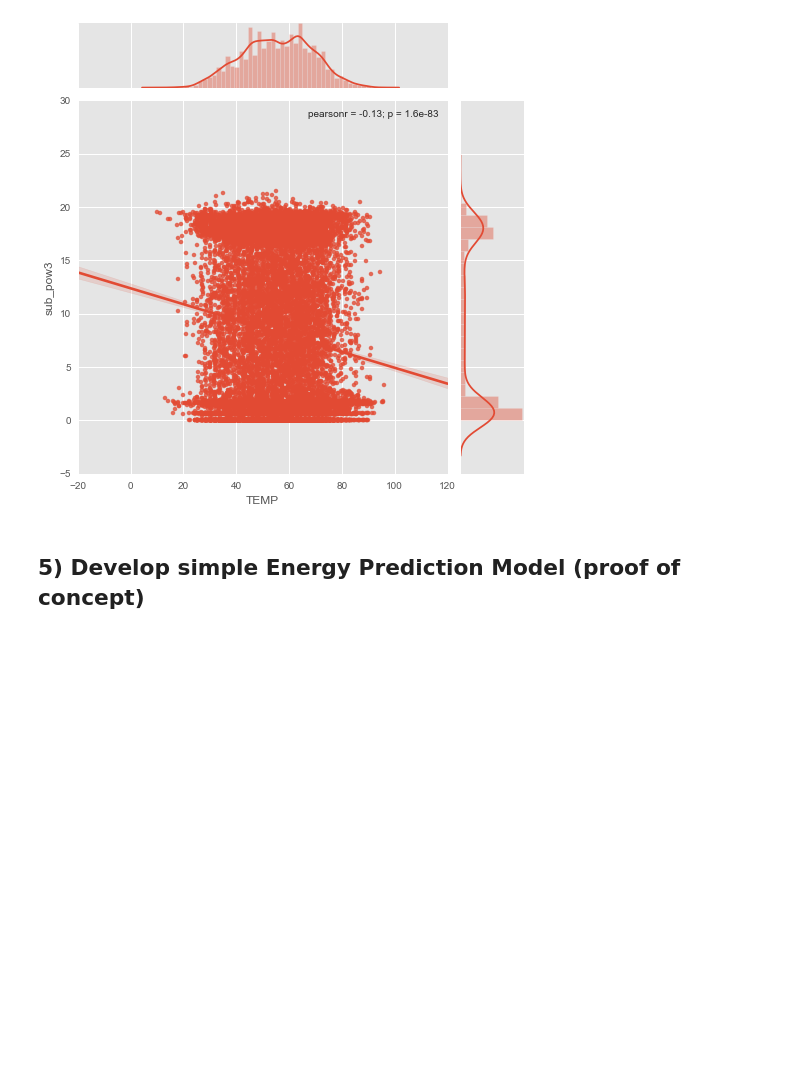
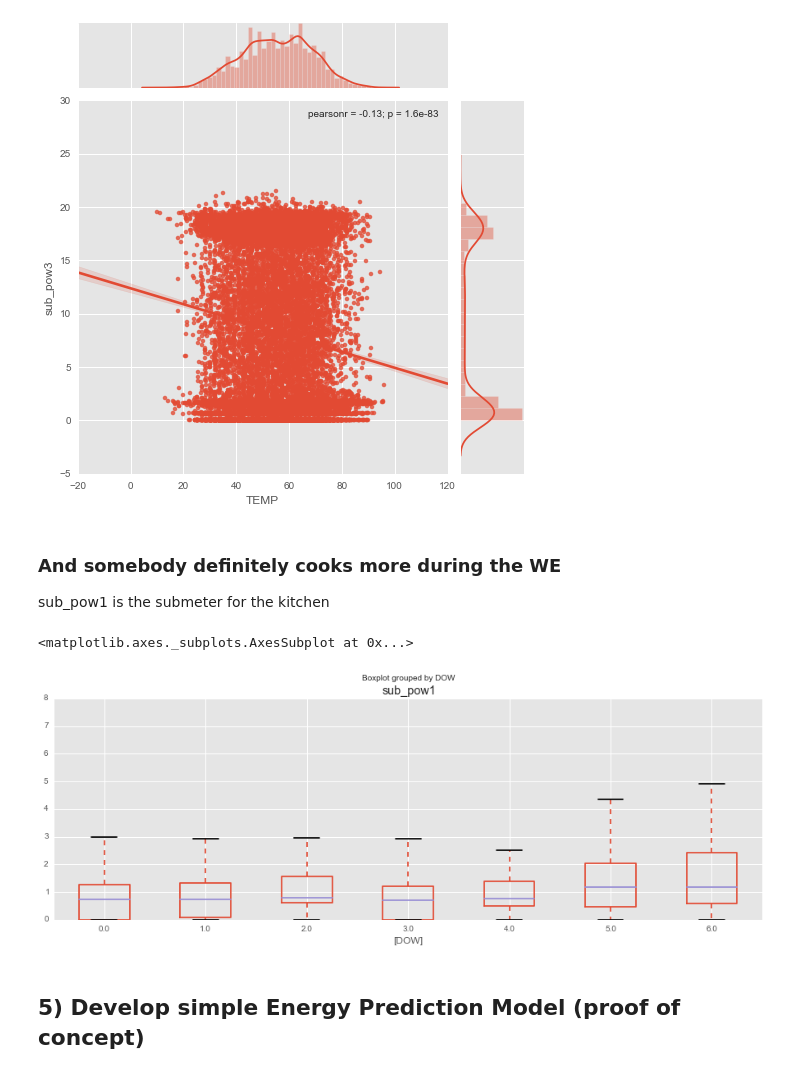
Before and after one commit to marcopritoni/DATAIncubatorProject, a Jupyter notebook: Data_incubator_project.ipynb, the cells around one changed output. Drawn from its saved outputs; the diff is of its cells as text; code cells hidden in the pictures; blank space fills up the shorter version.

```diff
--- a/Data_incubator_project.ipynb
+++ b/Data_incubator_project.ipynb
@@ -219,6 +220,15 @@ sns.jointplot(x="TEMP", y="sub_pow3", data=cut, size=7,kind="reg")
 # %% [output]
 <seaborn.axisgrid.JointGrid at 0x...>
 [figure]
+# %% [markdown]
+### And somebody definitely cooks more during the WE
+sub_pow1 is the submeter for the kitchen
+# %%
+new_table=daily[['sub_pow1','DOW']]
+new_table.reset_index().boxplot(by='DOW', figsize = (15,5))
+# %% [output]
+<matplotlib.axes._subplots.AxesSubplot at 0x...>
+[figure, added]
 # %% [markdown]
 ## 5) Develop simple Energy Prediction Model (proof of concept)
 # %% [markdown]
```
Also changed, not shown: parts of 2 cells of this notebook.
